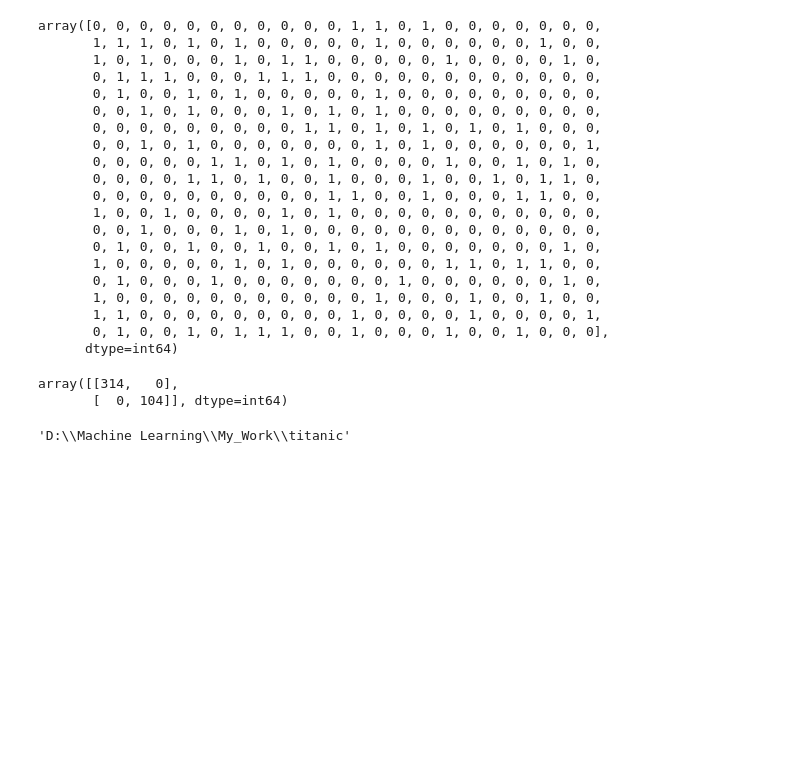
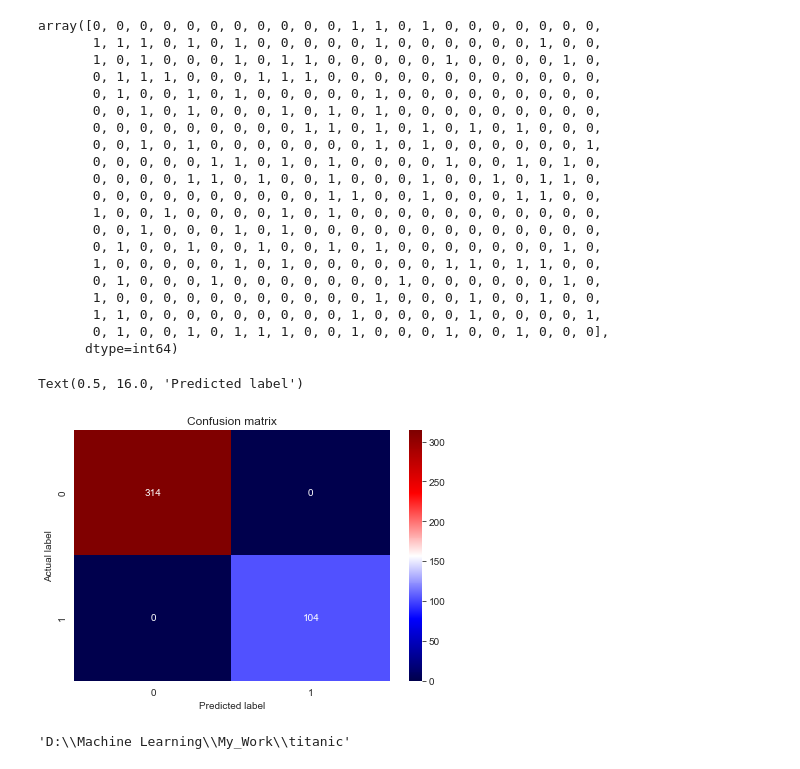
Before and after one commit to aashna2307/Logistic-Linear-Regression, a Jupyter notebook: logistic_analysis.ipynb, the cells around one changed output. Drawn from its saved outputs; the diff is of its cells as text; code cells hidden in the pictures; blank space fills up the shorter version.

```diff
--- a/logistic_analysis.ipynb
+++ b/logistic_analysis.ipynb
@@ -418,12 +426,17 @@ array([0, 0, 0, 0, 0, 0, 0, 0, 0, 0, 0, 1, 1, 0, 1, 0, 0, 0, 0, 0, 0, 0,
        1, 1, 0, 0, 0, 0, 0, 0, 0, 0, 0, 1, 0, 0, 0, 0, 1, 0, 0, 0, 0, 1,
        0, 1, 0, 0, 1, 0, 1, 1, 1, 0, 0, 1, 0, 0, 0, 1, 0, 0, 1, 0, 0, 0],
       dtype=int64)
-# %%
-from sklearn.metrics import confusion_matrix
-confusion_matrix(y_test, survive)
-# %% [output]
-array([[314,   0],
-       [  0, 104]], dtype=int64)
+# %%
+from sklearn.metrics import confusion_matrix
+cm = confusion_matrix(y_test, survive)
+sns.heatmap(cm, annot=True, cmap="seismic" ,fmt='g')
+plt.tight_layout()
+plt.title('Confusion matrix')
+plt.ylabel('Actual label')
+plt.xlabel('Predicted label')
+# %% [output]
+Text(0.5, 16.0, 'Predicted label')
+[figure, added]
 # %%
 import os
 # %%
```
Also changed, not shown: parts of 4 cells of this notebook, 1 other file.
